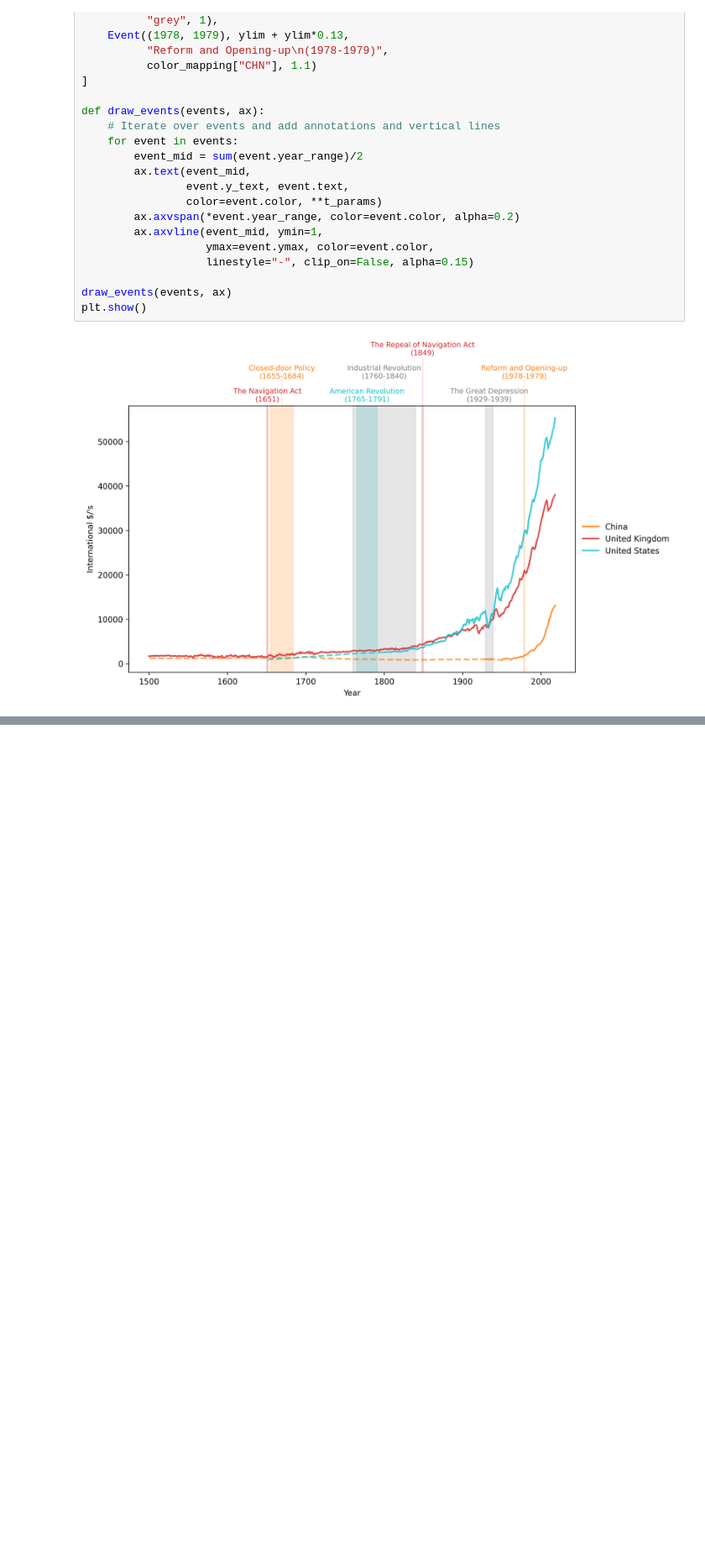
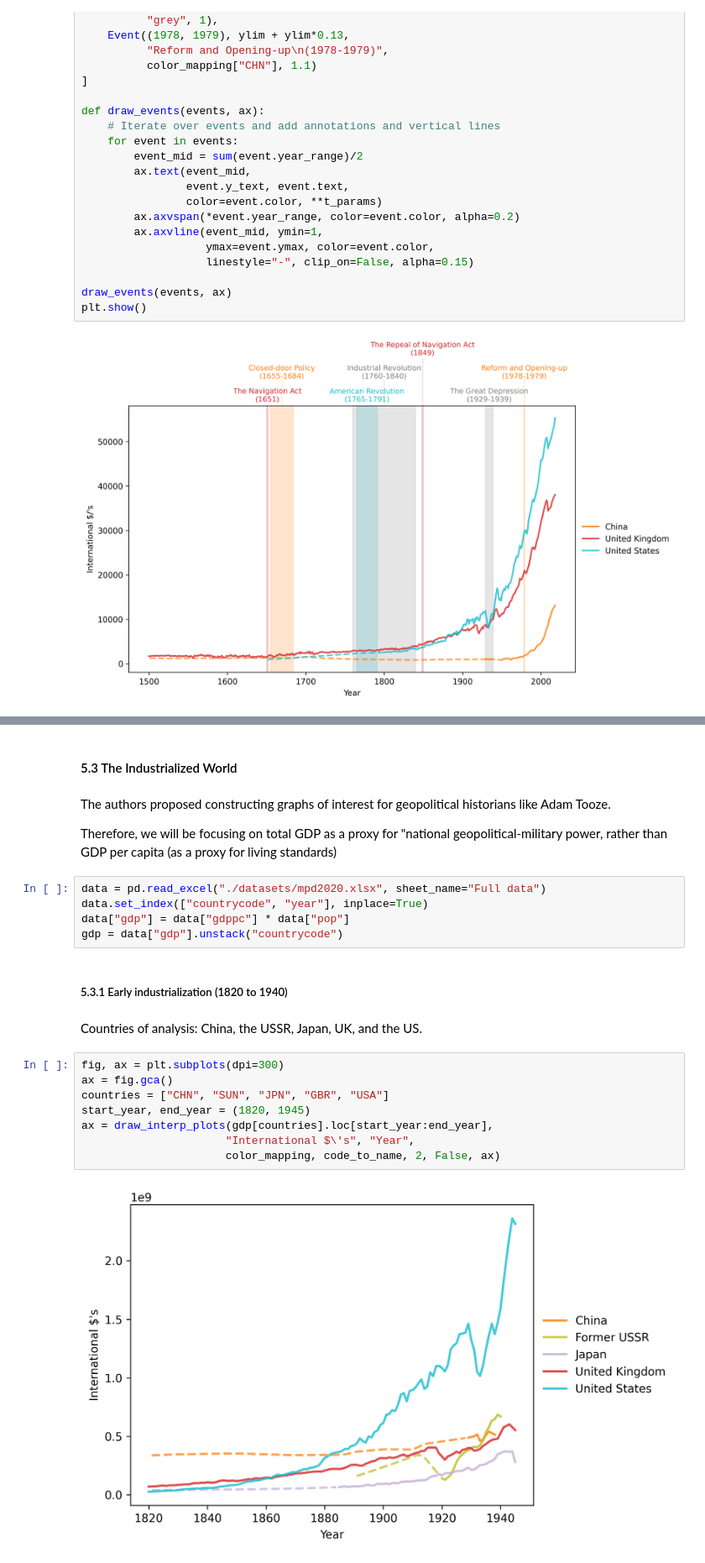
Before and after one commit to oeam96/QuantEcon-Blog, a Jupyter notebook: 1 Economic Growth Evidence/EconomicGrowthEvidence.ipynb, the cells around one changed output, grey strips where cells are left out. Shown at 84% size. Saved outputs shown, nothing was run; the diff lists cells and outputs as text; blank space fills up the shorter version.

```diff
--- a/1 Economic Growth Evidence/EconomicGrowthEvidence.ipynb
+++ b/1 Economic Growth Evidence/EconomicGrowthEvidence.ipynb
@@ -291,0 +411,25 @@ plt.show()
+# %% [markdown]
+#### 5.3 The Industrialized World
+# %% [markdown]
+The authors proposed constructing graphs of interest for geopolitical historians like Adam Tooze.
+
+Therefore, we will be focusing on total GDP as a proxy for "national geopolitical-military power, rather than GDP per capita (as a proxy for living standards)
+# %%
+data = pd.read_excel("./datasets/mpd2020.xlsx", sheet_name="Full data")
+data.set_index(["countrycode", "year"], inplace=True)
+data["gdp"] = data["gdppc"] * data["pop"]
+gdp = data["gdp"].unstack("countrycode")
+# %% [markdown]
+##### 5.3.1 Early industrialization (1820 to 1940)
+# %% [markdown]
+Countries of analysis: China, the USSR, Japan, UK, and the US.
+# %%
+fig, ax = plt.subplots(dpi=300)
+ax = fig.gca()
+countries = ["CHN", "SUN", "JPN", "GBR", "USA"]
+start_year, end_year = (1820, 1945)
+ax = draw_interp_plots(gdp[countries].loc[start_year:end_year],
+                      "International $\'s", "Year",
+                      color_mapping, code_to_name, 2, False, ax)
+# %% [output]
+[figure, added]
```
Also changed, not shown: parts of 28 cells of this notebook, 1 other file.
